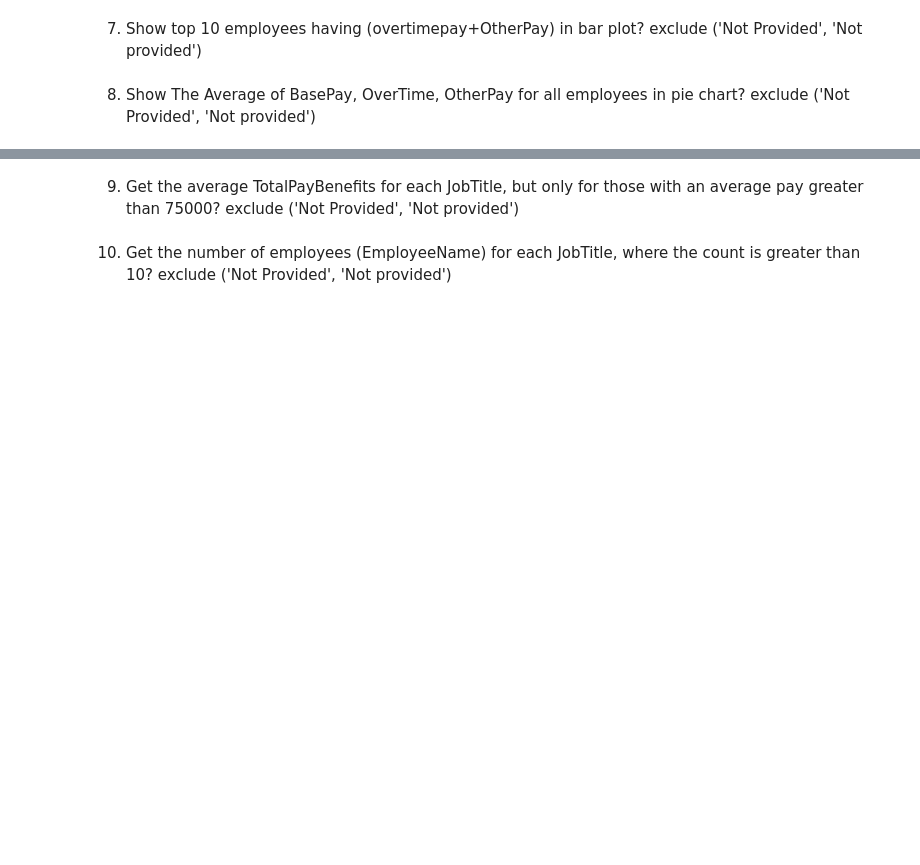
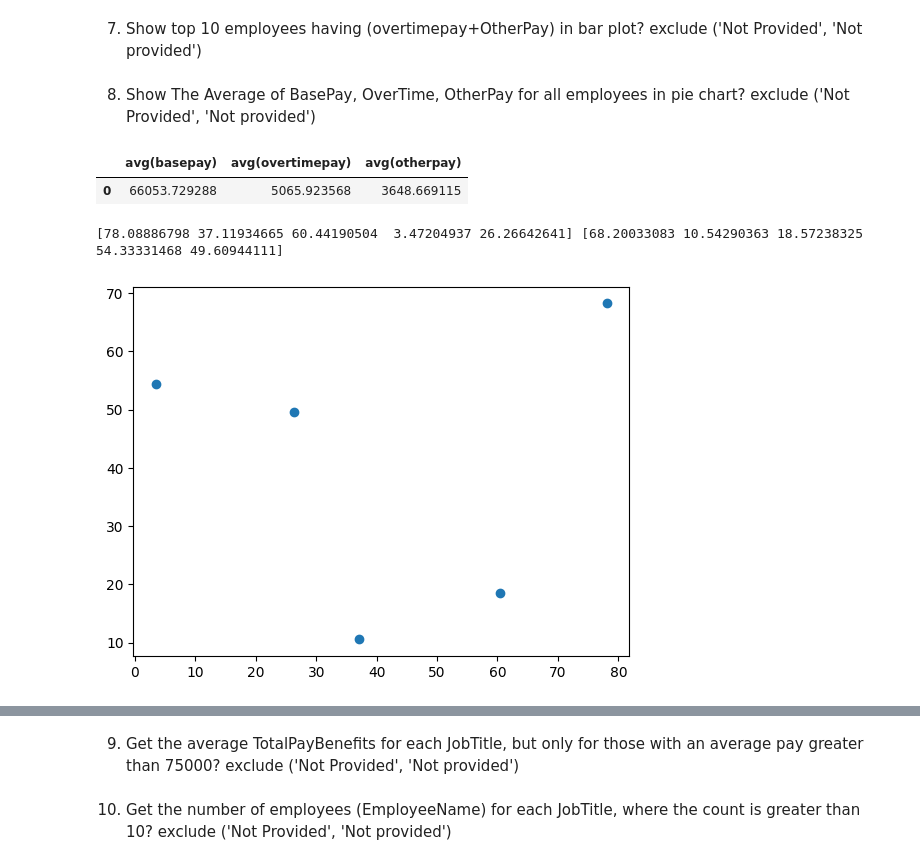
Before and after one commit to Naeemayub/DAC, a Jupyter notebook: 9 test.ipynb, the cells around one changed output, grey strips where cells are left out. Saved outputs shown, nothing was run; the diff lists cells and outputs as text; code cells hidden in the pictures; blank space fills up the shorter version.

```diff
--- a/9 test.ipynb
+++ b/9 test.ipynb
@@ -199,3 +199,8 @@ where EmployeeName Not In("Not Provided", "Not provided") and OvertimePay == 0 a
 7. Show top 10 employees having (overtimepay+OtherPay) in bar plot?  exclude ('Not Provided', 'Not provided')
 # %% [markdown]
 8. Show The Average of BasePay, OverTime, OtherPay for all employees in pie chart? exclude ('Not Provided', 'Not provided')
+# %%
+pd.read_sql_query(''' select avg(basepay), avg(overtimepay), avg(otherpay) from salaries''', conn)
+# %% [output]
+|  | avg(basepay) | avg(overtimepay) | avg(otherpay) |
+| 0 | 66053.729288 | 5065.923568 | 3648.669115 |
@@ -201,0 +212,11 @@ where EmployeeName Not In("Not Provided", "Not provided") and OvertimePay == 0 a
+# %%
+x_data = np.random.random(5)*100
+y_data = np.random.random(5)*100
+print(x_data, y_data)
+# %% [output]
+[78.08886798 37.11934665 60.44190504  3.47204937 26.26642641] [68.20033083 10.54290363 18.57238325 54.33331468 49.60944111]
+# %%
+plt.scatter(x_data, y_data)
+plt.show()
+# %% [output]
+[figure, added]
```
Also changed, not shown: parts of 16 cells of this notebook, 3 other files.
